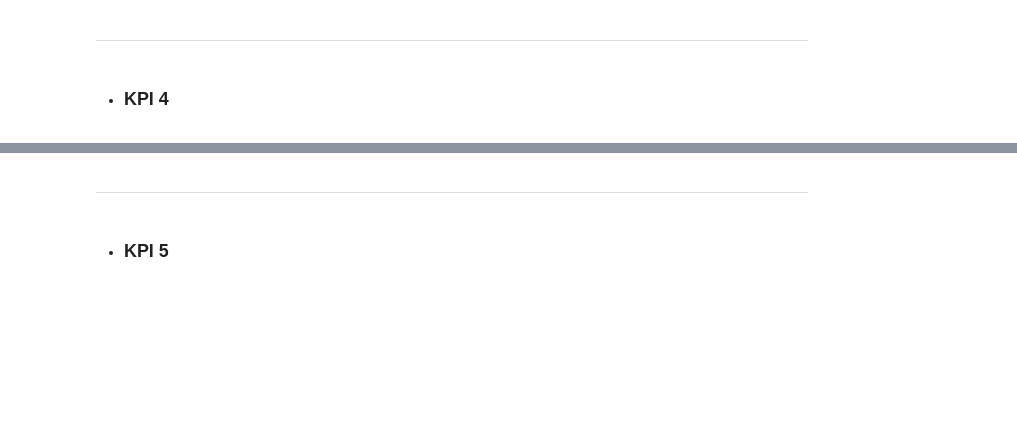
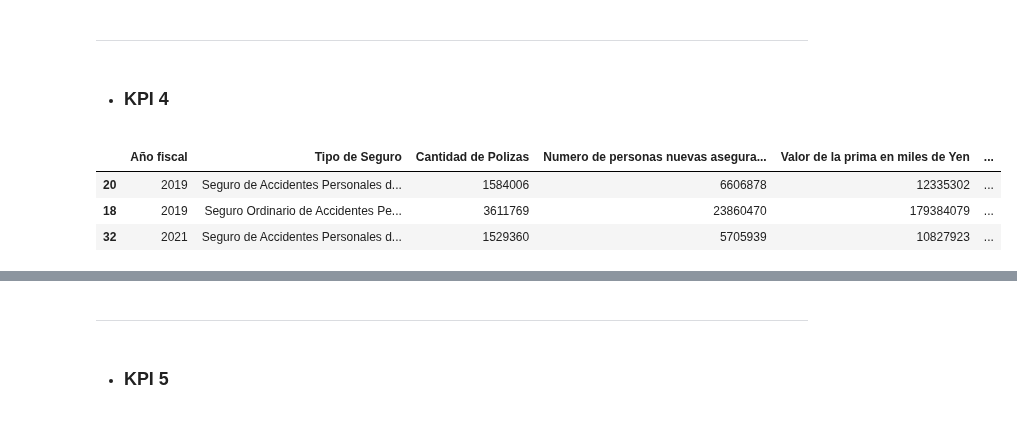
Before and after one commit to ReneRamosTrvn/alertas_sismicas, a Jupyter notebook: ETL.ipynb, the cells around one changed output, grey strips where cells are left out. Saved outputs shown, nothing was run; the diff lists cells and outputs as text; code cells hidden in the pictures; blank space fills up the shorter version.

```diff
--- a/ETL.ipynb
+++ b/ETL.ipynb
@@ -864,0 +865,36 @@ df_simulacros.to_json("Datasets/KPI 3/Participantes_simulacros_categorias.json")
+# %%
+# Ingestamos el archivo de excel, que contiene 7 hojas de utilidad
+df_seg_vida = pd.read_excel("Datasets\KPI 4\Seguros VidaPersonasJapon2016-2021.xlsx",sheet_name=None)
+
+# Almacenamos las hojas en un diccionario de Pandas
+hojas = {}
+for nombre_hoja, datos_hoja in df_seg_vida.items():
+    hojas[nombre_hoja] = datos_hoja
+
+# Accedemos cada hoja
+datos_hoja1 = hojas["1"]
+datos_hoja2 = hojas["2"]
+datos_hoja3 = hojas["3"]
+datos_hoja4 = hojas["4"]
+datos_hoja5 = hojas["5"]
+datos_hoja6 = hojas["6"]
+datos_hoja7 = hojas["7"]
+
+
+# Agregamos el ID = 2 ya que los datos corresponden a japon
+datos_hoja1["idCountry"] = 2
+datos_hoja2["idCountry"] = 2
+datos_hoja3["idCountry"] = 2
+datos_hoja4["idCountry"] = 2
+datos_hoja5["idCountry"] = 2
+datos_hoja6["idCountry"] = 2
+datos_hoja7["idCountry"] = 2
+
+# Y a continuación observaremos cada uno de ellos...
+# %%
+datos_hoja1.sample(3)
+# %% [output]
+|  | Año fiscal | Tipo de Seguro | Cantidad de Polizas | Numero de personas nuevas asegura... | Valor de la prima en miles de Yen | ... |
+| 20 | 2019 | Seguro de Accidentes Personales d... | 1584006 | 6606878 | 12335302 | ... |
+| 18 | 2019 | Seguro Ordinario de Accidentes Pe... | 3611769 | 23860470 | 179384079 | ... |
+| 32 | 2021 | Seguro de Accidentes Personales d... | 1529360 | 5705939 | 10827923 | ... |
```
Also changed, not shown: parts of 24 cells of this notebook, 41 other files.
